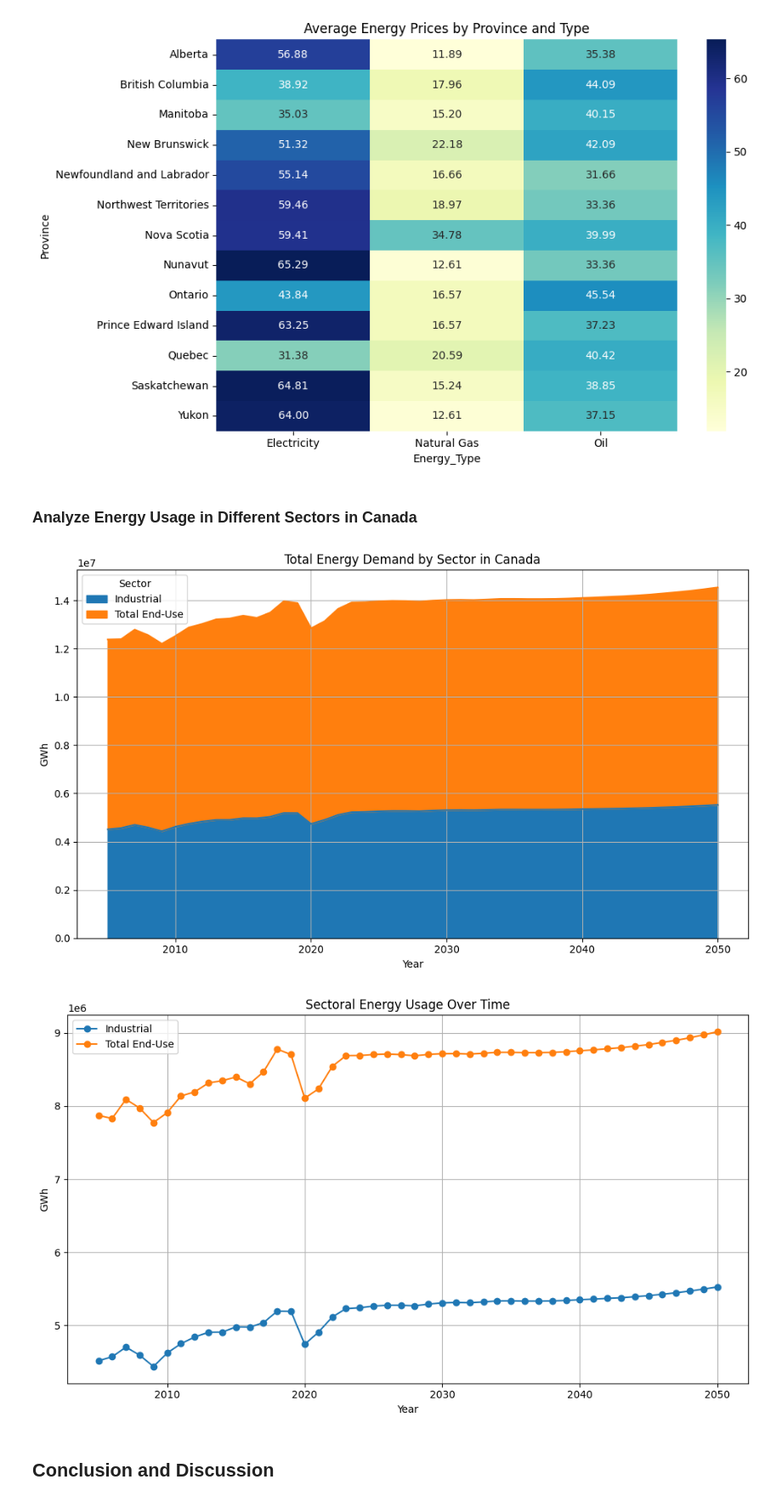
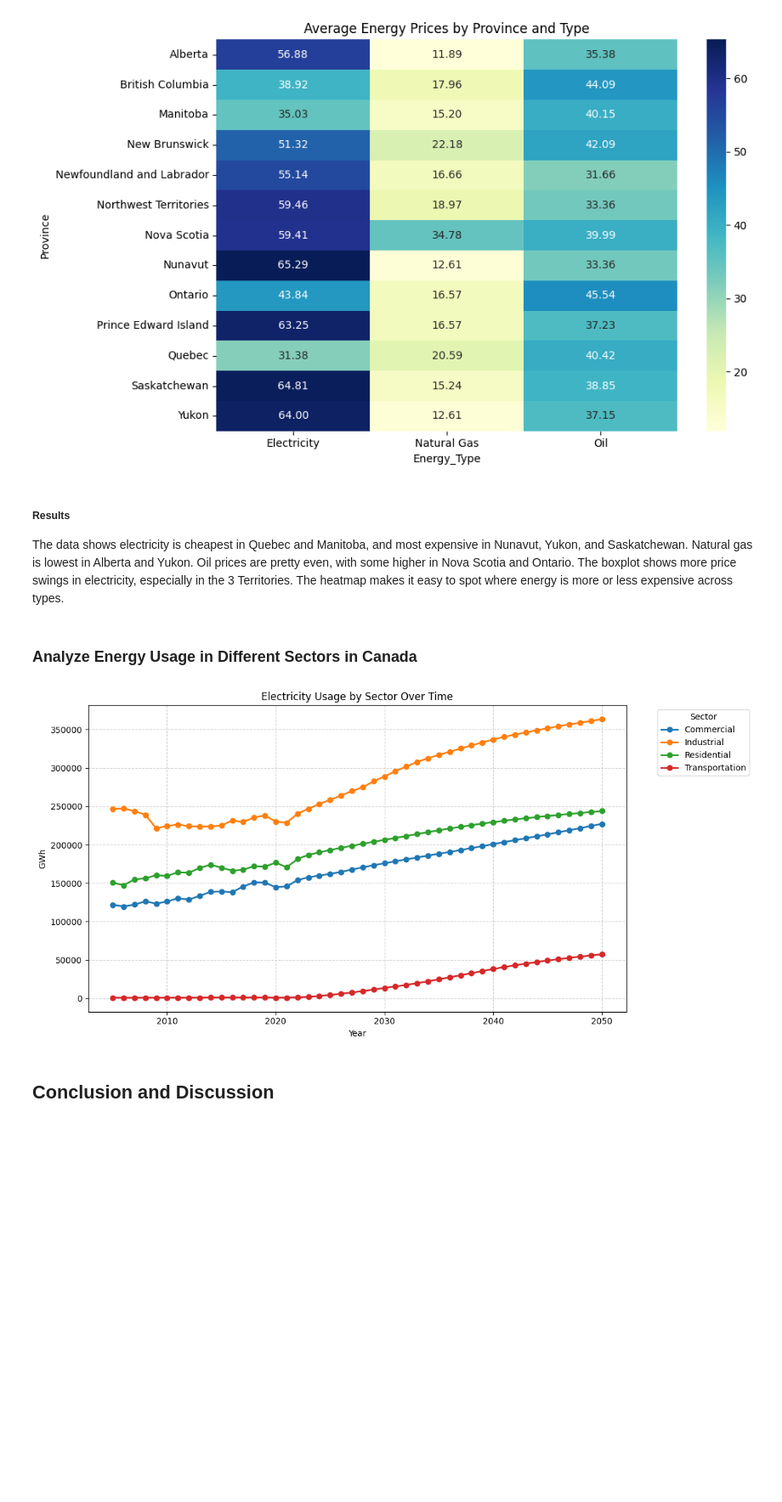
Before and after one commit to wross9959/Canada_Energy_Project, a Jupyter notebook: notebooks/main.ipynb, the cells around one changed output. Shown at 85% size. Drawn from its saved outputs; the diff is of its cells as text; code cells hidden in the pictures; blank space fills up the shorter version.

```diff
--- a/notebooks/main.ipynb
+++ b/notebooks/main.ipynb
@@ -86,8 +84,8 @@ def clean_generation(df, start_row, province_name, num_rows = 8):
     block = block.melt(id_vars="Energy_Type", var_name="Year", value_name="GWh")
 
     block["Province"] = province_name
-    block["Year"] = pd.to_numeric(block["Year"], errors="coerce")
-    block["GWh"] = pd.to_numeric(block["GWh"], errors="coerce")
+    block["Year"] = pd.to_numeric(block["Year"])
+    block["GWh"] = pd.to_numeric(block["GWh"])
 
     block = block.dropna(subset=["Year", "GWh"])
     block["Year"] = block["Year"].astype(int)
@@ -688,56 +649,41 @@ if display_price_heatmap:
 # %% [output]
 [figure]
 [figure]
+# %% [markdown]
+##### Results
+The data shows electricity is cheapest in Quebec and Manitoba, and most expensive in Nunavut, Yukon, and Saskatchewan. Natural gas is lowest in Alberta and Yukon. Oil prices are pretty even, with some higher in Nova Scotia and Ontario. The boxplot shows more price swings in electricity, especially in the 3 Territories. The heatmap makes it easy to spot where energy is more or less expensive across types.
 # %% [markdown]
 ### Analyze Energy Usage in Different Sectors in Canada
 # %%
+# we only want electricity
+power_demand_df = power_demand_df[power_demand_df["Energy_Type"] == "Electricity"]
 
-# Convert PJ to GWh
-power_demand_df["GWh"] = power_demand_df["PJ"] * 277.778
-
-# Step 3: Filter Year range
-power_demand_df["Year"] = pd.to_numeric(power_demand_df["Year"], errors="coerce")
-power_demand_df = power_demand_df.dropna(subset=["Year"])
-power_demand_df = power_demand_df[power_demand_df["Year"] >= 2000]
-power_demand_df["Year"] = power_demand_df["Year"].astype(int)
-
-# Step 4: Sectoral analysis
 def get_sector_trends(df):
     return df.groupby(["Sector", "Year"], as_index=False).agg({"GWh": "sum"})
 
-display_sector_area_total = True
-display_line_per_sector = True
+sector_trend = get_sector_trends(power_demand_df)
+sectors = sorted(sector_trend["Sector"].unique())
 
-# Area chart
-if display_sector_area_total:
-    sector_trend = get_sector_trends(power_demand_df)
-    pivot = sector_trend.pivot(index="Year", columns="Sector", values="GWh")
-    pivot.plot(kind="area", stacked=True, figsize=(10, 6), title="Total Energy Demand by Sector in Canada")
-    plt.ylabel("GWh")
-    plt.grid(True)
-    plt.tight_layout()
-    plt.show()
+plt.figure(figsize=(12, 6))
+for sector in sectors:
+    sector_data = sector_trend[sector_trend["Sector"] == sector]
+    plt.plot(
+        sector_data["Year"],
+        sector_data["GWh"],
+        marker="o",
+        label=sector,
+        linewidth=2
+    )
 
-# Line chart
-if display_line_per_sector:
-    sector_trend = get_sector_trends(power_demand_df)
-    sectors = sector_trend["Sector"].unique()
-
-    plt.figure(figsize=(10, 6))
-    for sector in sectors:
-        sector_data = sector_trend[sector_trend["Sector"] == sector]
-        plt.plot(sector_data["Year"], sector_data["GWh"], marker="o", label=sector)
-
-    plt.title("Sectoral Energy Usage Over Time")
-    plt.xlabel("Year")
-    plt.ylabel("GWh")
-    plt.legend()
-    plt.grid(True)
-    plt.tight_layout()
-    plt.show()
+plt.title("Electricity Usage by Sector Over Time")
+plt.xlabel("Year")
+plt.ylabel("GWh")
+plt.grid(True, linestyle='--', alpha=0.6)
+plt.legend(title="Sector", bbox_to_anchor=(1.05, 1), loc="upper left")
+plt.tight_layout()
+plt.show()
 # %% [output]
-[figure, old version]
+[figure, new version]
-[figure, removed]
 # %% [markdown]
 ## Conclusion and Discussion
 # %% [markdown]
```
Also changed, not shown: parts of 19 cells of this notebook.
